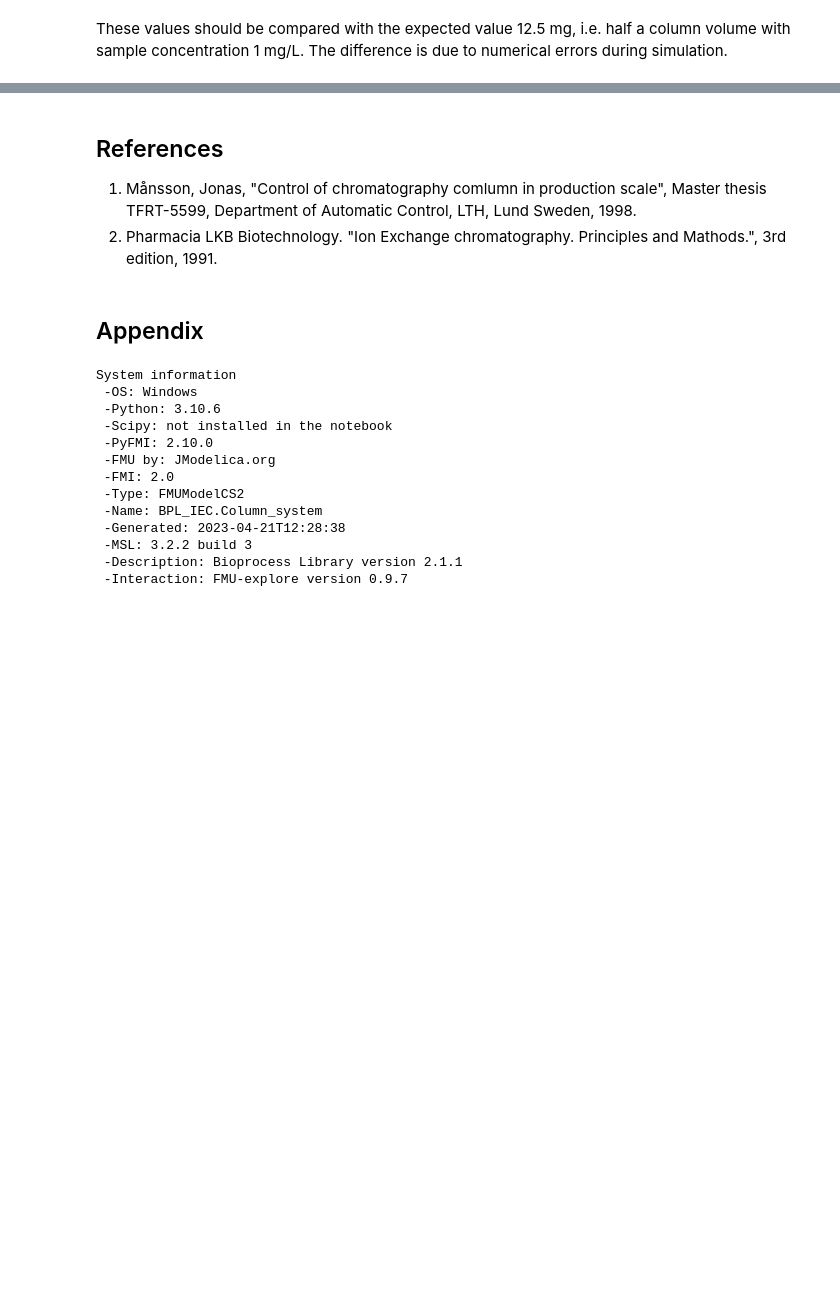
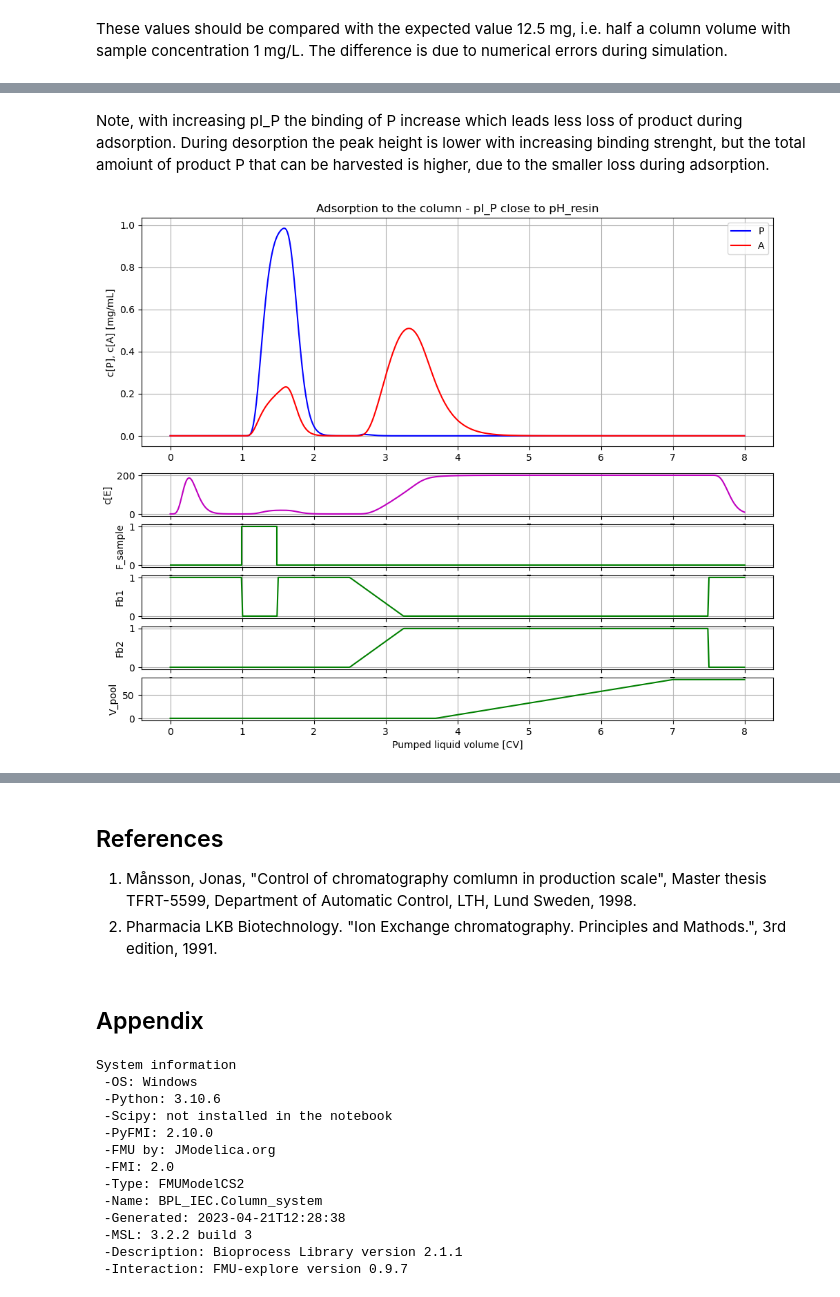
Before and after one commit to janpeter19/BPL_IEC_operation, a Jupyter notebook: BPL_IEC_operation.ipynb, the cells around one changed output, grey strips where cells are left out. Cells and saved outputs as stored; diff of their text form; code cells hidden in the pictures; blank space fills up the shorter version.

```diff
--- a/BPL_IEC_operation.ipynb
+++ b/BPL_IEC_operation.ipynb
@@ -148,0 +201,16 @@ par(k2 = 1/(TP*KP_pH_sensitivity(pI_P=8.0)))
+# %% [markdown]
+Note, with increasing pI_P the binding of P increase which leads less loss of product during adsorption. During desorption the peak height is lower with increasing binding strenght, but the total amoiunt of product P that can be harvested is higher, due to the smaller loss during adsorption.
+# %%
+# Let us investigate the impact of pI_P close to pH_resin
+
+# Simulate and plot the results
+newplot(title='Adsorption to the column - pI_P close to pH_resin', plotType='Elution-conductivity-vs-CV-combined-all')
+
+for value in [7.0001]:
+    par_pH(pI_P=value, pI_A=8)
+    simu((CV_ekv+CV_ads+CV_wash+CV_desorb+CV_wash2)*V/VFR)
+
+# Restore default values
+par(k2=0.05, k4=0.3)
+# %% [output]
+[figure, added]
```
Also changed, not shown: parts of 17 cells of this notebook, 1 other file.
